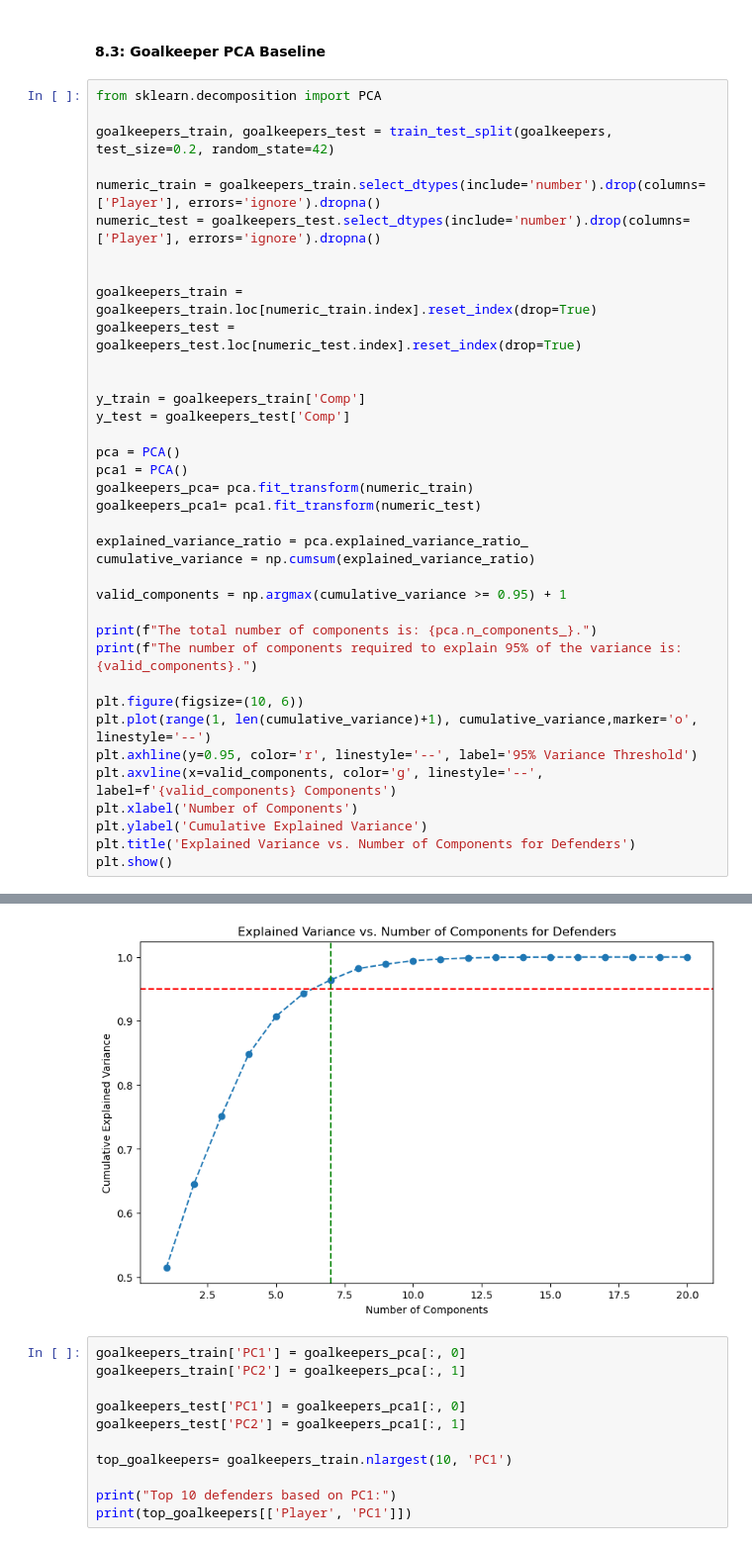
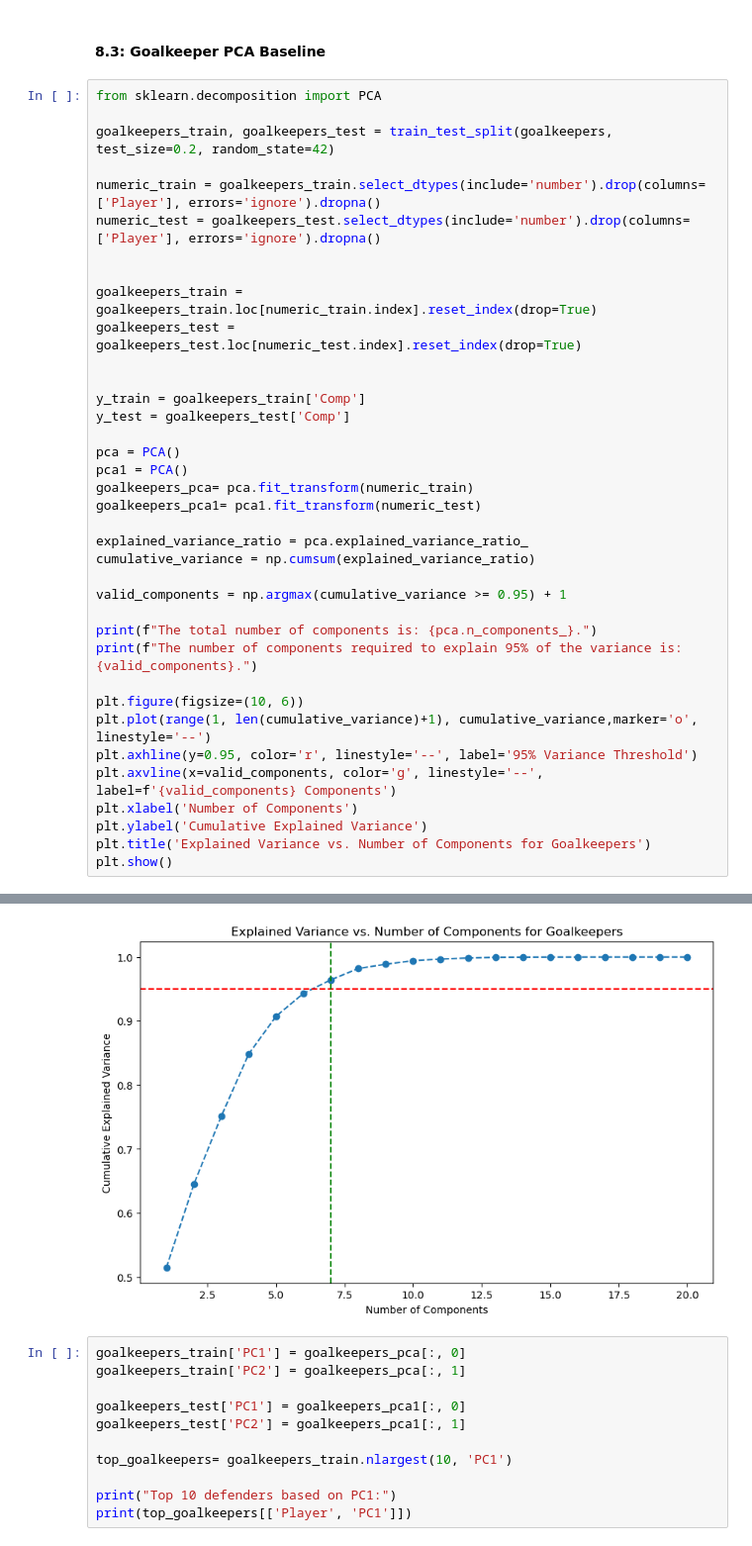
Before and after one commit to kezeani/109aproject, a Jupyter notebook: project.ipynb, the cells around one changed output, grey strips where cells are left out. Shown at 99% size. Saved outputs shown, nothing was run; the diff lists cells and outputs as text.

```diff
--- a/project.ipynb
+++ b/project.ipynb
@@ -773,35 +731,35 @@ numeric_test = goalkeepers_test.select_dtypes(include='number').drop(columns=['P
 goalkeepers_train = goalkeepers_train.loc[numeric_train.index].reset_index(drop=True)
 goalkeepers_test = goalkeepers_test.loc[numeric_test.index].reset_index(drop=True)
 
 
 y_train = goalkeepers_train['Comp']
 y_test = goalkeepers_test['Comp']
 
 pca = PCA()
 pca1 = PCA()
 goalkeepers_pca= pca.fit_transform(numeric_train)
 goalkeepers_pca1= pca1.fit_transform(numeric_test)
 
 explained_variance_ratio = pca.explained_variance_ratio_
 cumulative_variance = np.cumsum(explained_variance_ratio)
 
 valid_components = np.argmax(cumulative_variance >= 0.95) + 1
 
 print(f"The total number of components is: {pca.n_components_}.")
 print(f"The number of components required to explain 95% of the variance is: {valid_components}.")
 
 plt.figure(figsize=(10, 6))
 plt.plot(range(1, len(cumulative_variance)+1), cumulative_variance,marker='o', linestyle='--')
 plt.axhline(y=0.95, color='r', linestyle='--', label='95% Variance Threshold')
 plt.axvline(x=valid_components, color='g', linestyle='--', label=f'{valid_components} Components')
 plt.xlabel('Number of Components')
 plt.ylabel('Cumulative Explained Variance')
-plt.title('Explained Variance vs. Number of Components for Defenders')
+plt.title('Explained Variance vs. Number of Components for Goalkeepers')
 plt.show()
 # %% [output]
 The total number of components is: 20.
 The number of components required to explain 95% of the variance is: 7.
-[figure, old version]
+[figure, new version]
 # %%
 goalkeepers_train['PC1'] = goalkeepers_pca[:, 0]
 goalkeepers_train['PC2'] = goalkeepers_pca[:, 1]
```
Also changed, not shown: parts of 10 cells of this notebook.
